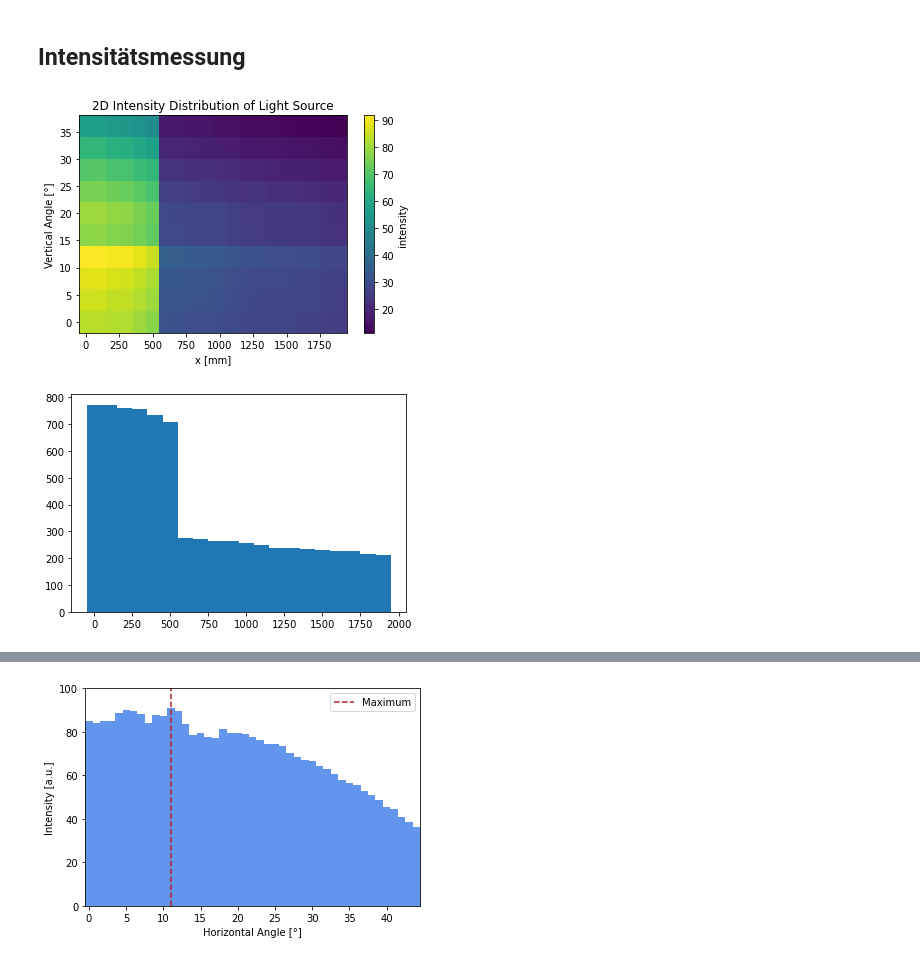
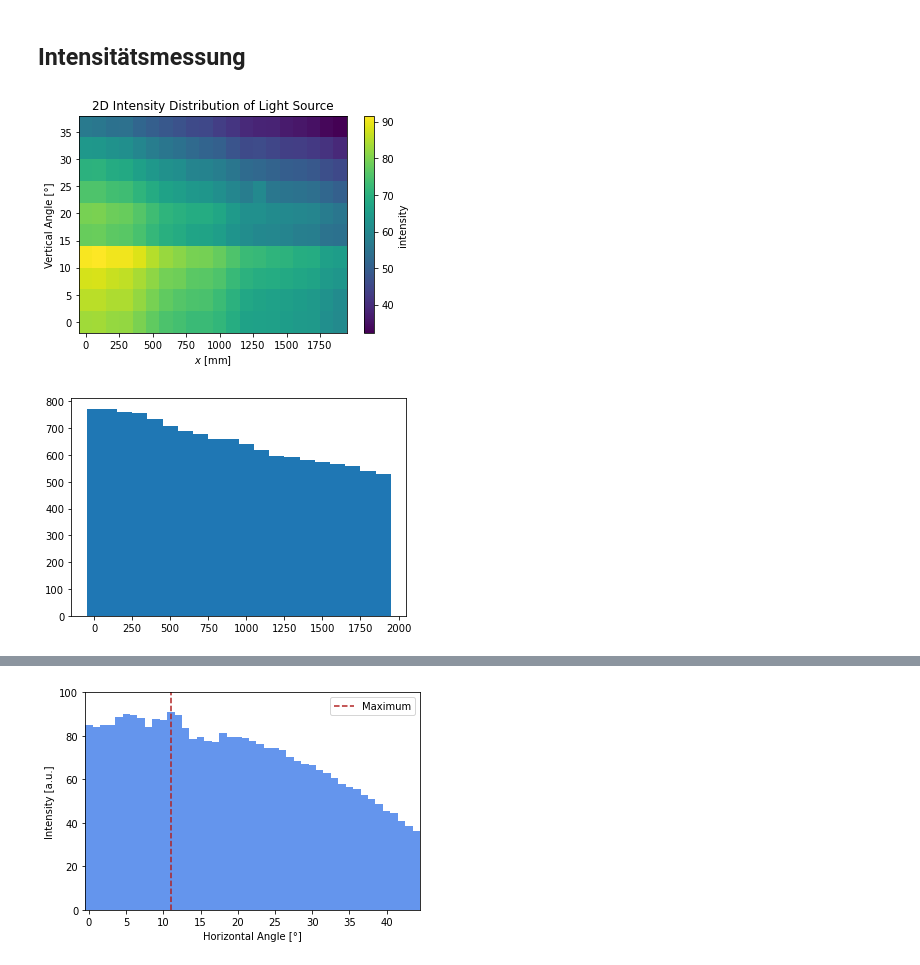
Before and after one commit to lukas-bert/Lab-Course-Particle-Physics, a Jupyter notebook: SciFi/Data.ipynb, the cells around one changed output, grey strips where cells are left out. Drawn from its saved outputs; the diff is of its cells as text; code cells hidden in the pictures.

```diff
--- a/SciFi/Data.ipynb
+++ b/SciFi/Data.ipynb
@@ -103,16 +103,22 @@ for h, x in itertools.product(Hs, Xs):
     intensity = np.mean(C-DC) # take mean counts over all lambdas as measure for intensity
     data.append(np.array([h, x, intensity]))
 data = np.array(data)
+
+for h in Hs:
+    factor = .97*(data[(data[:,0] == h)][5,2]/data[(data[:,0] == h)][6,2])
+    data[(data[:,0] == h) & (data[:,1 ] > 500), 2] *= factor
+
+df = pd.DataFrame(data, columns = ["Theta", "x", "I"])
 #data[data[:, 1] > 500 ,2] = data[data[:,1] > 500][:,2] * 2.5 # manipulation of data hehe (the fiber was bent at x = 500)
 # %%
-plt.hist2d(data[:,1], data[:,0], weights = data[:,2], bins = [np.array(range(-50, 2000, 100)), np.array(range(-2, 40, 4))]);
+plt.hist2d(df["x"], df["Theta"], weights = df["I"], bins = [np.array(range(-50, 2000, 100)), np.array(range(-2, 40, 4))]);
 plt.colorbar(label = "intensity");
-plt.xlabel('x [mm]')
+plt.xlabel(r'$x$ [mm]')
 plt.ylabel('Vertical Angle [°]')
 plt.title('2D Intensity Distribution of Light Source');
 # %% [output]
-[figure, old version]
+[figure, new version]
 # %%
-plt.hist(data[:,1], weights = data[:,2], bins = np.array(range(-50, 2000, 100)));
+plt.hist(df["x"], weights = df["I"], bins = np.array(range(-50, 2000, 100)));
 # %% [output]
-[figure, old version]
+[figure, new version]
```
Also changed, not shown: parts of 5 cells of this notebook, 15 other files.
